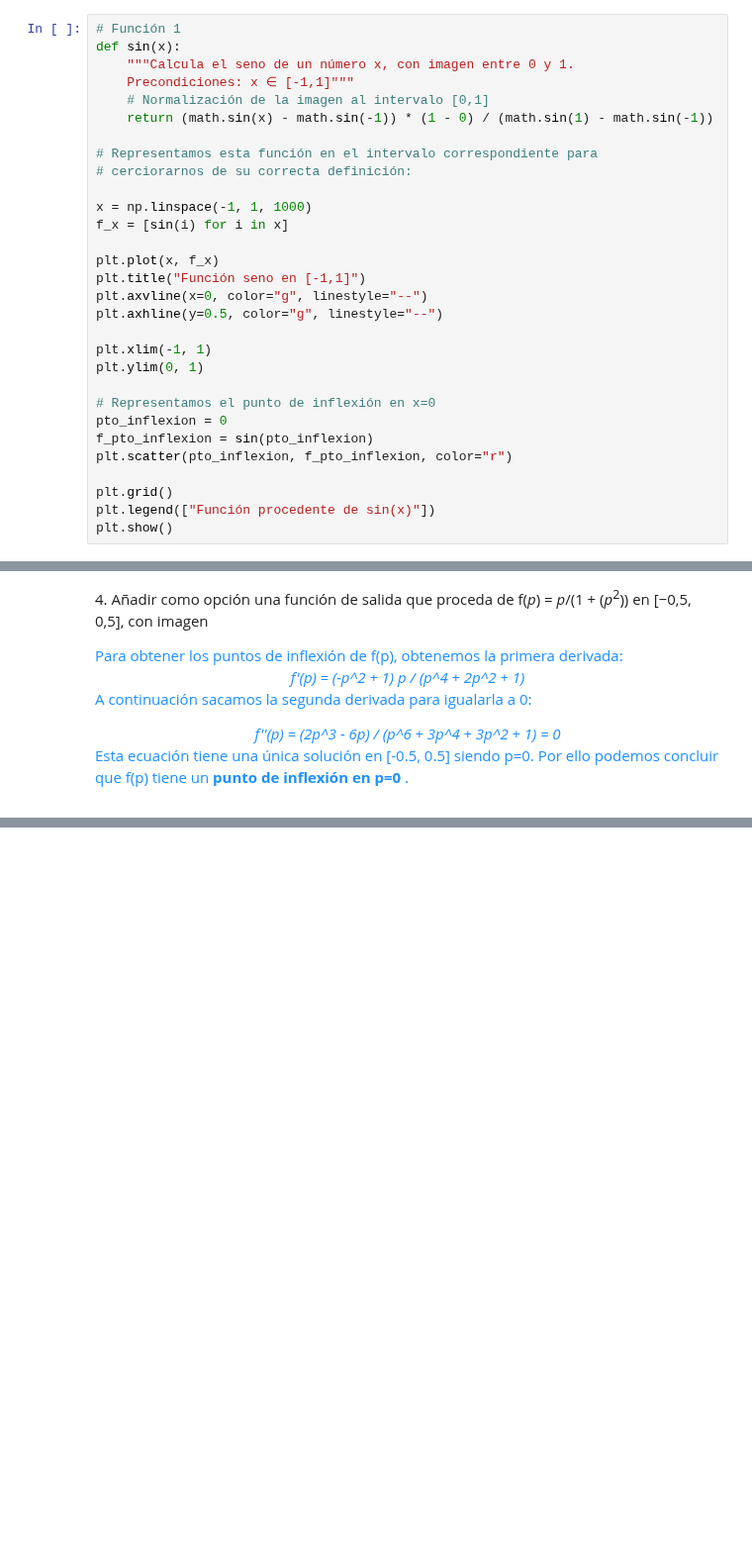
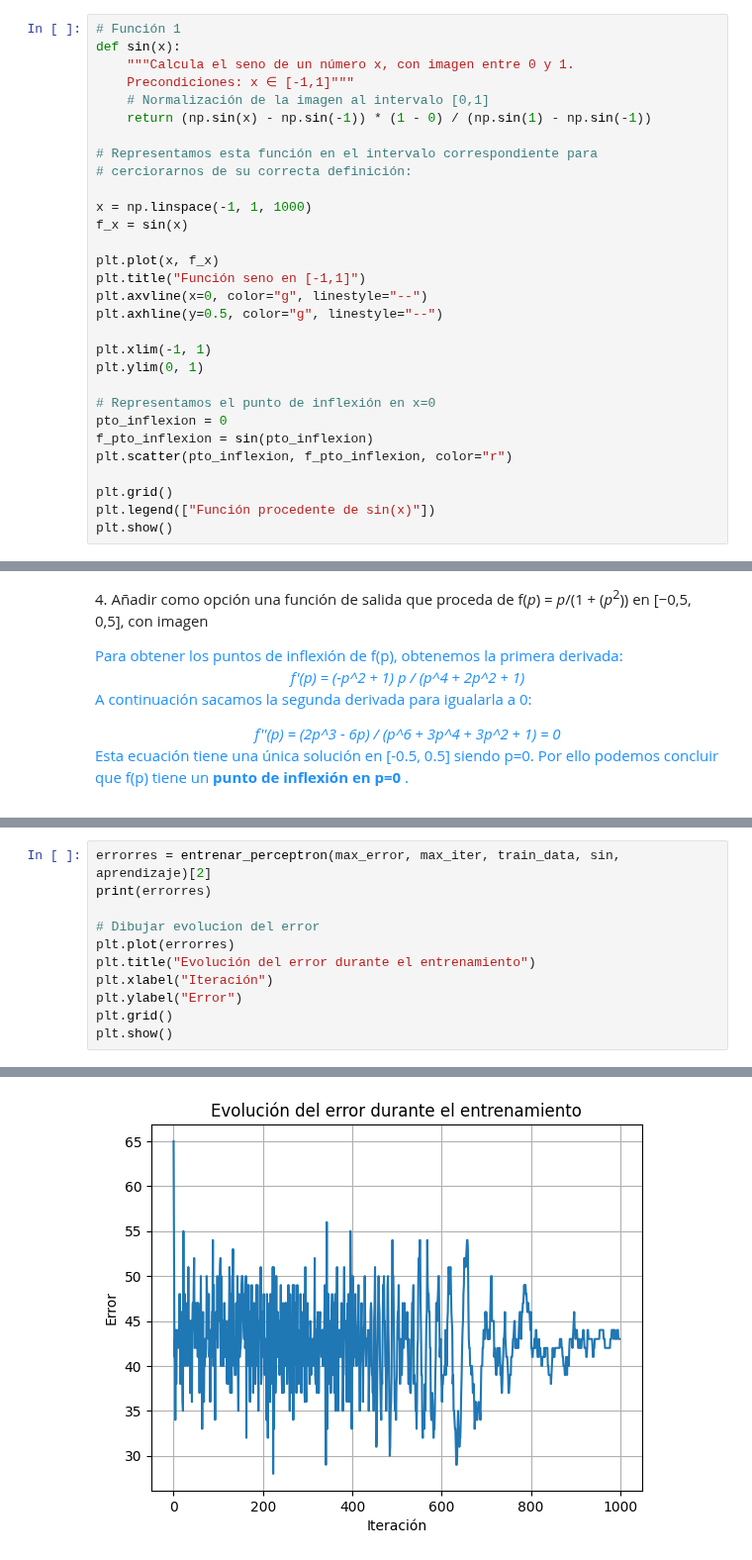
Before and after one commit to Apriea04/ComputacionNeuronalEvolutiva, a Jupyter notebook: Computación Evolutiva/Práctica 0/Pate 2.ipynb, the cells around one changed output, grey strips where cells are left out. Shown at 99% size. Drawn from its saved outputs; the diff is of its cells as text; blank space fills up the shorter version.

```diff
--- a/Computación Evolutiva/Práctica 0/Pate 2.ipynb
+++ b/Computación Evolutiva/Práctica 0/Pate 2.ipynb
@@ -45,13 +45,13 @@ def sin(x):
     """Calcula el seno de un número x, con imagen entre 0 y 1.
     Precondiciones: x ∈ [-1,1]"""
     # Normalización de la imagen al intervalo [0,1]
-    return (math.sin(x) - math.sin(-1)) * (1 - 0) / (math.sin(1) - math.sin(-1))
+    return (np.sin(x) - np.sin(-1)) * (1 - 0) / (np.sin(1) - np.sin(-1))
 
 # Representamos esta función en el intervalo correspondiente para
 # cerciorarnos de su correcta definición:
 
 x = np.linspace(-1, 1, 1000)
-f_x = [sin(i) for i in x]
+f_x = sin(x)
 
 plt.plot(x, f_x)
 plt.title("Función seno en [-1,1]")
@@ -216,0 +290,12 @@ plt.show()
+# %%
+errorres = entrenar_perceptron(max_error, max_iter, train_data, sin, aprendizaje)[2]
+print(errorres)
+
+# Dibujar evolucion del error
+plt.plot(errorres)
+plt.title("Evolución del error durante el entrenamiento")
+plt.xlabel("Iteración")
+plt.ylabel("Error")
+plt.grid()
+plt.show()
+# %% [output]
@@ -216,0 +305 @@ plt.show()
+[figure, added]
```
Also changed, not shown: parts of 10 cells of this notebook, 1 other file.
